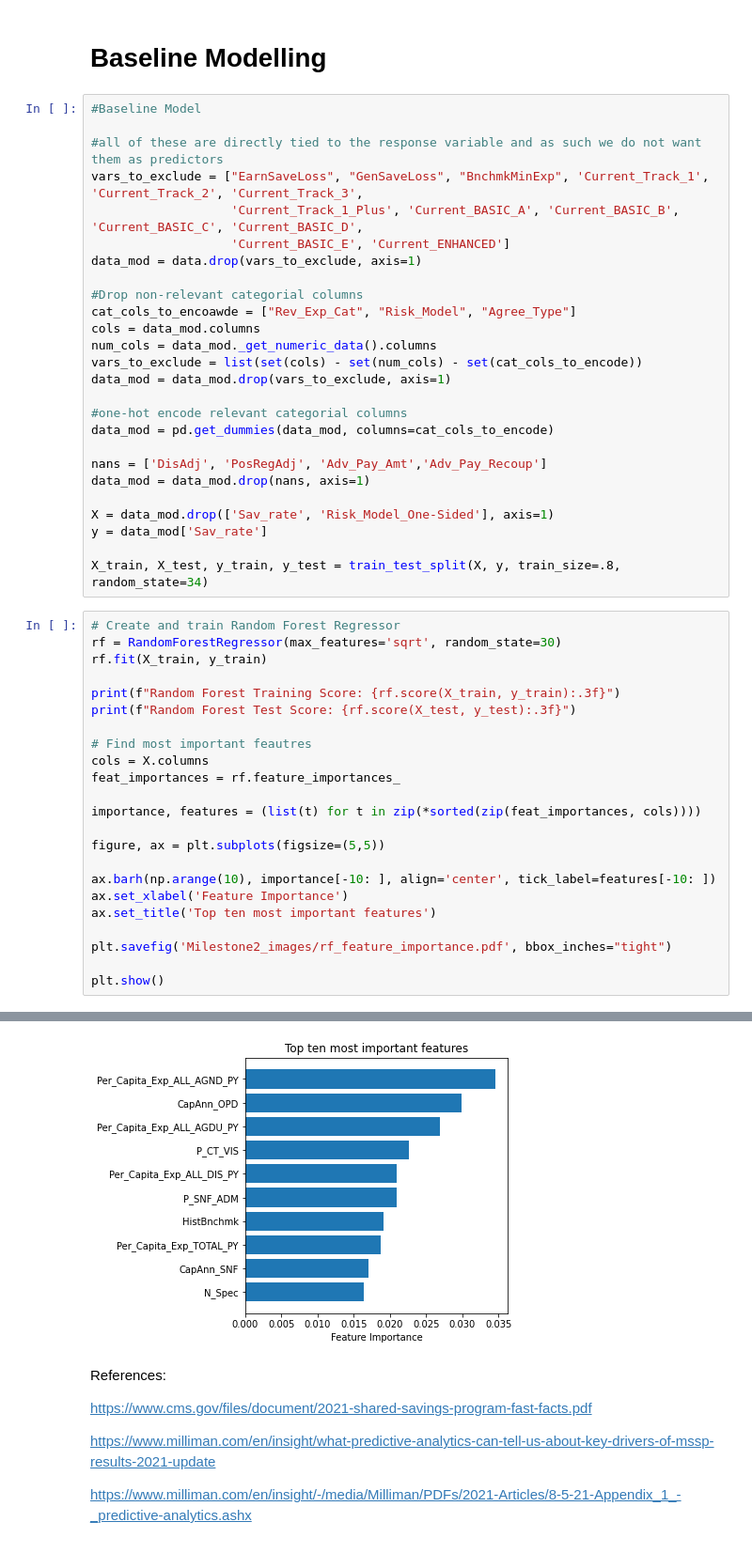
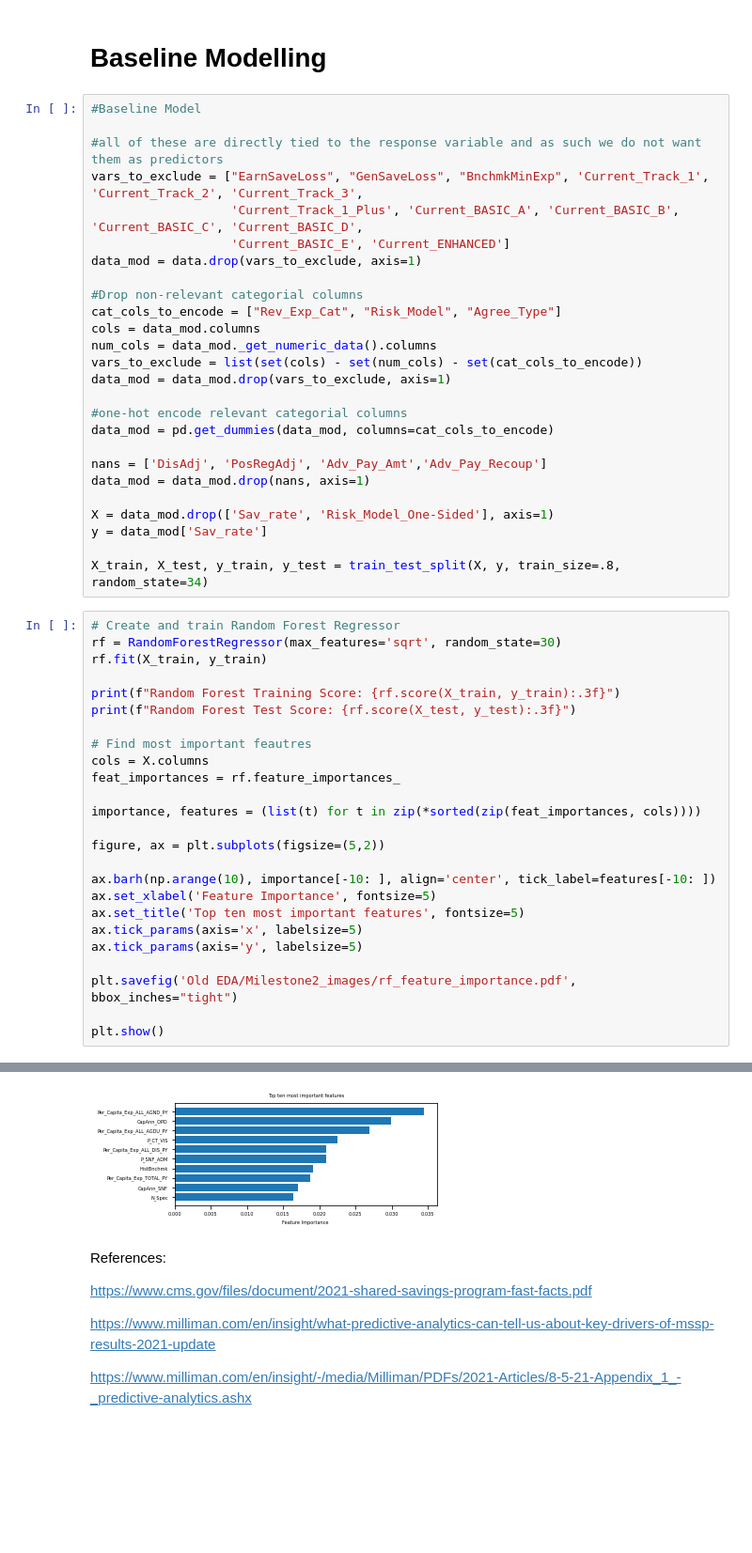
Before and after one commit to eshantewari/cs109-final-project, a Jupyter notebook: EDA.ipynb, the cells around one changed output, grey strips where cells are left out. Shown at 94% size. Drawn from its saved outputs; the diff is of its cells as text; blank space fills up the shorter version.

Commit message:
Update to model figures

```diff
--- a/EDA.ipynb
+++ b/EDA.ipynb
@@ -468,7 +468,7 @@ vars_to_exclude = ["EarnSaveLoss", "GenSaveLoss", "BnchmkMinExp", 'Current_Track
 data_mod = data.drop(vars_to_exclude, axis=1)
 
 #Drop non-relevant categorial columns
-cat_cols_to_encoawde = ["Rev_Exp_Cat", "Risk_Model", "Agree_Type"]
+cat_cols_to_encode = ["Rev_Exp_Cat", "Risk_Model", "Agree_Type"]
 cols = data_mod.columns
 num_cols = data_mod._get_numeric_data().columns
 vars_to_exclude = list(set(cols) - set(num_cols) - set(cat_cols_to_encode))
@@ -487,30 +487,32 @@ X_train, X_test, y_train, y_test = train_test_split(X, y, train_size=.8, random_
 # %%
 # Create and train Random Forest Regressor
 rf = RandomForestRegressor(max_features='sqrt', random_state=30)
 rf.fit(X_train, y_train)
 
 print(f"Random Forest Training Score: {rf.score(X_train, y_train):.3f}")
 print(f"Random Forest Test Score: {rf.score(X_test, y_test):.3f}")
 
 # Find most important feautres
 cols = X.columns
 feat_importances = rf.feature_importances_
 
 importance, features = (list(t) for t in zip(*sorted(zip(feat_importances, cols))))
 
-figure, ax = plt.subplots(figsize=(5,5))
+figure, ax = plt.subplots(figsize=(5,2))
 
 ax.barh(np.arange(10), importance[-10: ], align='center', tick_label=features[-10: ])
-ax.set_xlabel('Feature Importance')
-ax.set_title('Top ten most important features')
+ax.set_xlabel('Feature Importance', fontsize=5)
+ax.set_title('Top ten most important features', fontsize=5)
+ax.tick_params(axis='x', labelsize=5)
+ax.tick_params(axis='y', labelsize=5)
 
-plt.savefig('Milestone2_images/rf_feature_importance.pdf', bbox_inches="tight")
+plt.savefig('Old EDA/Milestone2_images/rf_feature_importance.pdf', bbox_inches="tight")
 
 plt.show()
 # %% [output]
 Random Forest Training Score: 0.906
 Random Forest Test Score: 0.409
-[figure, old version]
+[figure, new version]
 # %% [markdown]
 References:
 
```
Also changed, not shown: 3 other files.
